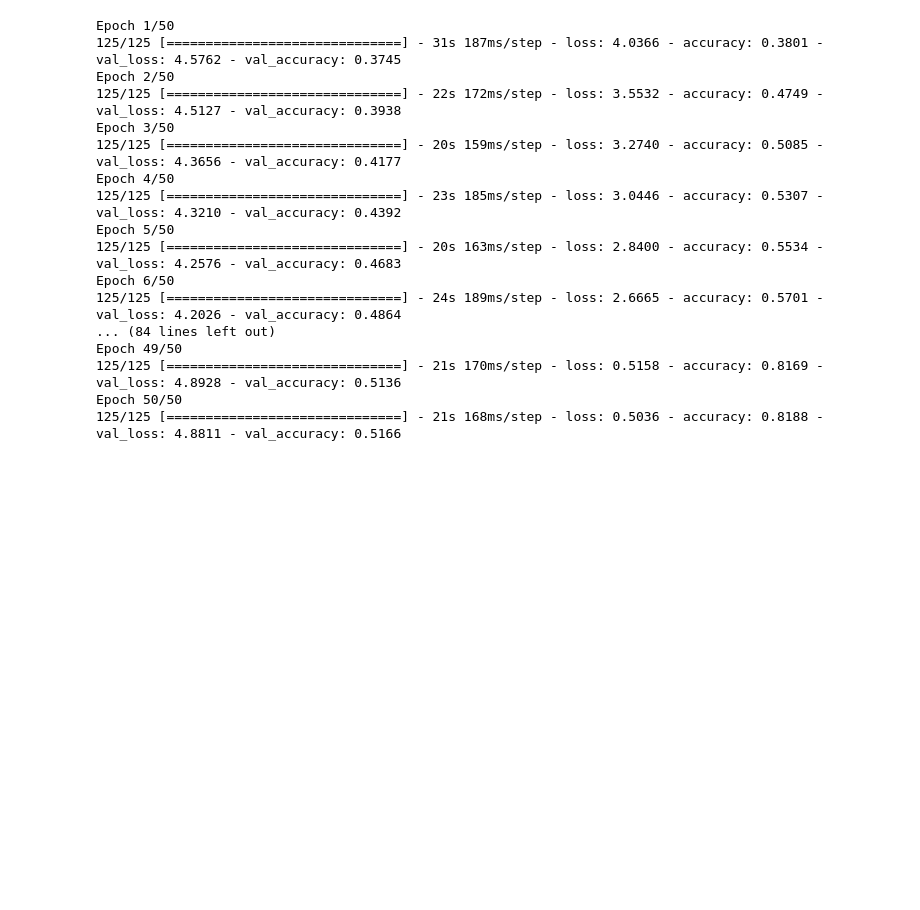
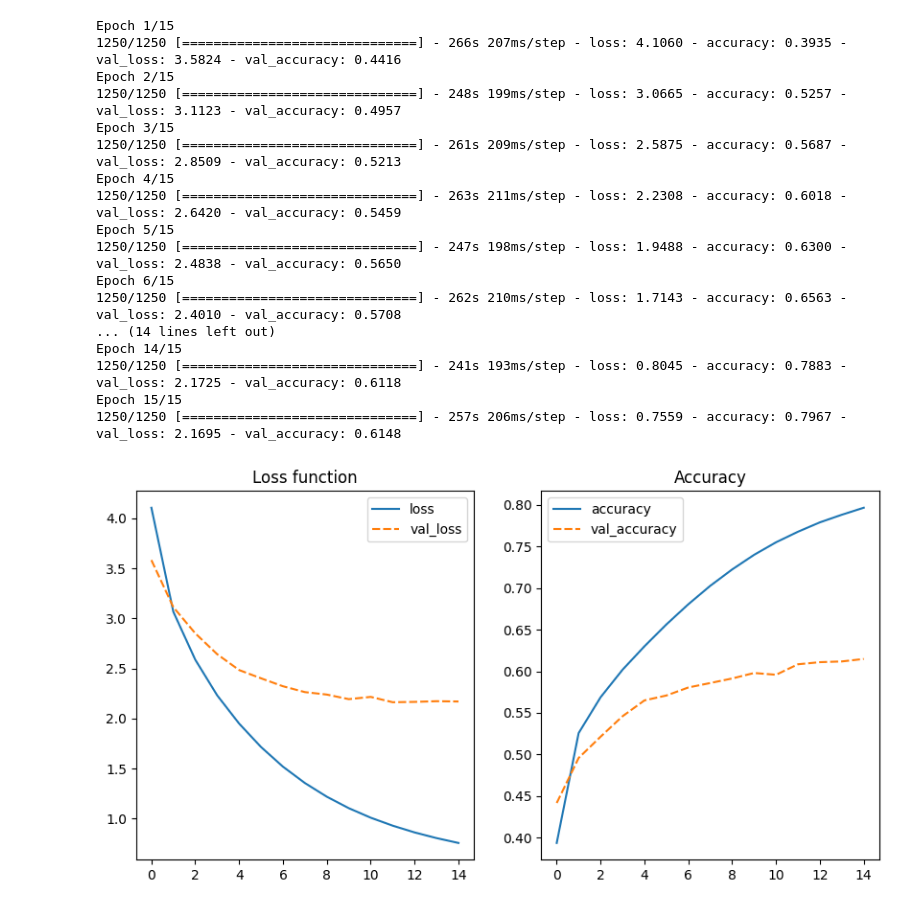
Before and after one commit to aakhterov/ML_projects, a Jupyter notebook: machine_translation/machine_translation_with_lstm.ipynb, the cells around one changed output. Cells and saved outputs as stored; diff of their text form; code cells hidden in the pictures; blank space fills up the shorter version.

```diff
--- a/machine_translation/machine_translation_with_lstm.ipynb
+++ b/machine_translation/machine_translation_with_lstm.ipynb
@@ -137,38 +225,60 @@ End phrase token index: 3
 # %%
+# ===== Encoder =====
+# Encoder input
 encoder_input = Input(shape=(None, ),
                       name='encoder_input')
+# Encoder embedding
 encoder_emedding = Embedding(input_dim=input_vocab,
-                             output_dim=64,
+                             output_dim=embedding_dim,
                              mask_zero=True,
                              name='encoder_embedding')
-encoder_lstm = LSTM(units=128,
+# Encoder LSTM cell that returns output and states (hidden state - h and cell state - c)
+encoder_lstm = LSTM(units=lstm_units,
                     return_state=True,
                     name='encoder_lstm')
 
+# ===== Decoder =====
+# Decoder input
 decoder_input = Input(shape=(None, ),
                       name='decoder_input')
+# Decoder initial hidden state input
 decoder_initial_h_state = Input(shape=(None, ),
                                 name='decoder_initial_h_state')
+# Decoder initial cell state input
 decoder_initial_c_state = Input(shape=(None, ),
                                 name='decoder_initial_c_state')
+# Decoder embedding
 decoder_emedding = Embedding(input_dim=output_vocab,
-                             output_dim=64,
+                             output_dim=embedding_dim,
                              mask_zero=True,
                              name='decoder_embedding')
-decoder_lstm= LSTM(units=128,
+# Decoder LSTM cell that returns output on each timesteps and states (hidden state - h and cell state - c)
+decoder_lstm= LSTM(units=lstm_units,
                    return_sequences=True,
                    return_state=True,
                    name='decoder_lstm')
+# Dense layer with softmax activation function
 decoder_dense = Dense(units=output_vocab,
                       activation='softmax',
                       name='decoder_output')
 # %%
 def encoder_net(encoder_input):
+  '''
+    Connect the encoder's layers
+    :param encoder_input - encoder input
+    :return hidden and cell states of LSTM
+  '''
   out = encoder_emedding(encoder_input)
   _, h, c = encoder_lstm(out)
   return h, c
 
 def decoder_net(decoder_input, decoder_initial_state):
+  '''
+    Connect the decoder's layers
+    :param decoder_input - decoder input
+    :param decoder_initial_state - initial decoder state
+    :return output of the dense layer
+  '''
   out = decoder_emedding(decoder_input)
   out, _, _ = decoder_lstm(out, initial_state=decoder_initial_state)
   out = decoder_dense(out)
@@ -220,23 +339,23 @@ history = model_train.fit(
     y = y_data,
     validation_split = 0.2,
     batch_size=64,
-    epochs=50
+    epochs=15
 )
 # %% [output]
-Epoch 1/50
-125/125 [==============================] - 31s 187ms/step - loss: 4.0366 - accuracy: 0.3801 - val_loss: 4.5762 - val_accuracy: 0.3745
-Epoch 2/50
-125/125 [==============================] - 22s 172ms/step - loss: 3.5532 - accuracy: 0.4749 - val_loss: 4.5127 - val_accuracy: 0.3938
-Epoch 3/50
-125/125 [==============================] - 20s 159ms/step - loss: 3.2740 - accuracy: 0.5085 - val_loss: 4.3656 - val_accuracy: 0.4177
-Epoch 4/50
-125/125 [==============================] - 23s 185ms/step - loss: 3.0446 - accuracy: 0.5307 - val_loss: 4.3210 - val_accuracy: 0.4392
-Epoch 5/50
-125/125 [==============================] - 20s 163ms/step - loss: 2.8400 - accuracy: 0.5534 - val_loss: 4.2576 - val_accuracy: 0.4683
-Epoch 6/50
-125/125 [==============================] - 24s 189ms/step - loss: 2.6665 - accuracy: 0.5701 - val_loss: 4.2026 - val_accuracy: 0.4864
-... (84 lines left out)
-Epoch 49/50
-125/125 [==============================] - 21s 170ms/step - loss: 0.5158 - accuracy: 0.8169 - val_loss: 4.8928 - val_accuracy: 0.5136
-Epoch 50/50
-125/125 [==============================] - 21s 168ms/step - loss: 0.5036 - accuracy: 0.8188 - val_loss: 4.8811 - val_accuracy: 0.5166
+Epoch 1/15
+1250/1250 [==============================] - 266s 207ms/step - loss: 4.1060 - accuracy: 0.3935 - val_loss: 3.5824 - val_accuracy: 0.4416
+Epoch 2/15
+1250/1250 [==============================] - 248s 199ms/step - loss: 3.0665 - accuracy: 0.5257 - val_loss: 3.1123 - val_accuracy: 0.4957
+Epoch 3/15
+1250/1250 [==============================] - 261s 209ms/step - loss: 2.5875 - accuracy: 0.5687 - val_loss: 2.8509 - val_accuracy: 0.5213
+Epoch 4/15
+1250/1250 [==============================] - 263s 211ms/step - loss: 2.2308 - accuracy: 0.6018 - val_loss: 2.6420 - val_accuracy: 0.5459
+Epoch 5/15
+1250/1250 [==============================] - 247s 198ms/step - loss: 1.9488 - accuracy: 0.6300 - val_loss: 2.4838 - val_accuracy: 0.5650
+Epoch 6/15
+1250/1250 [==============================] - 262s 210ms/step - loss: 1.7143 - accuracy: 0.6563 - val_loss: 2.4010 - val_accuracy: 0.5708
+... (14 lines left out)
+Epoch 14/15
+1250/1250 [==============================] - 241s 193ms/step - loss: 0.8045 - accuracy: 0.7883 - val_loss: 2.1725 - val_accuracy: 0.6118
+Epoch 15/15
+1250/1250 [==============================] - 257s 206ms/step - loss: 0.7559 - accuracy: 0.7967 - val_loss: 2.1695 - val_accuracy: 0.6148
@@ -244,0 +362,14 @@ model_train.save_weights('/content/drive/MyDrive/Colab Notebooks/Data/machine_tr
+# %%
+# Make a dataframe from the training history data
+df = pd.DataFrame(data = history.history)
+# %%
+# Plot the learning curves (the loss function and the accuracy metric)
+# which calculated on the training and validation datasets
+_, axs = plt.subplots(1, 2, figsize=(10, 5))
+sns.lineplot(data=df[['loss', 'val_loss']], ax=axs[0])
+sns.lineplot(data=df[['accuracy', 'val_accuracy']], ax=axs[1])
+axs[0].set_title('Loss function')
+axs[1].set_title('Accuracy')
+plt.show()
+# %% [output]
+[figure, added]
```
Also changed, not shown: parts of 37 cells of this notebook.
